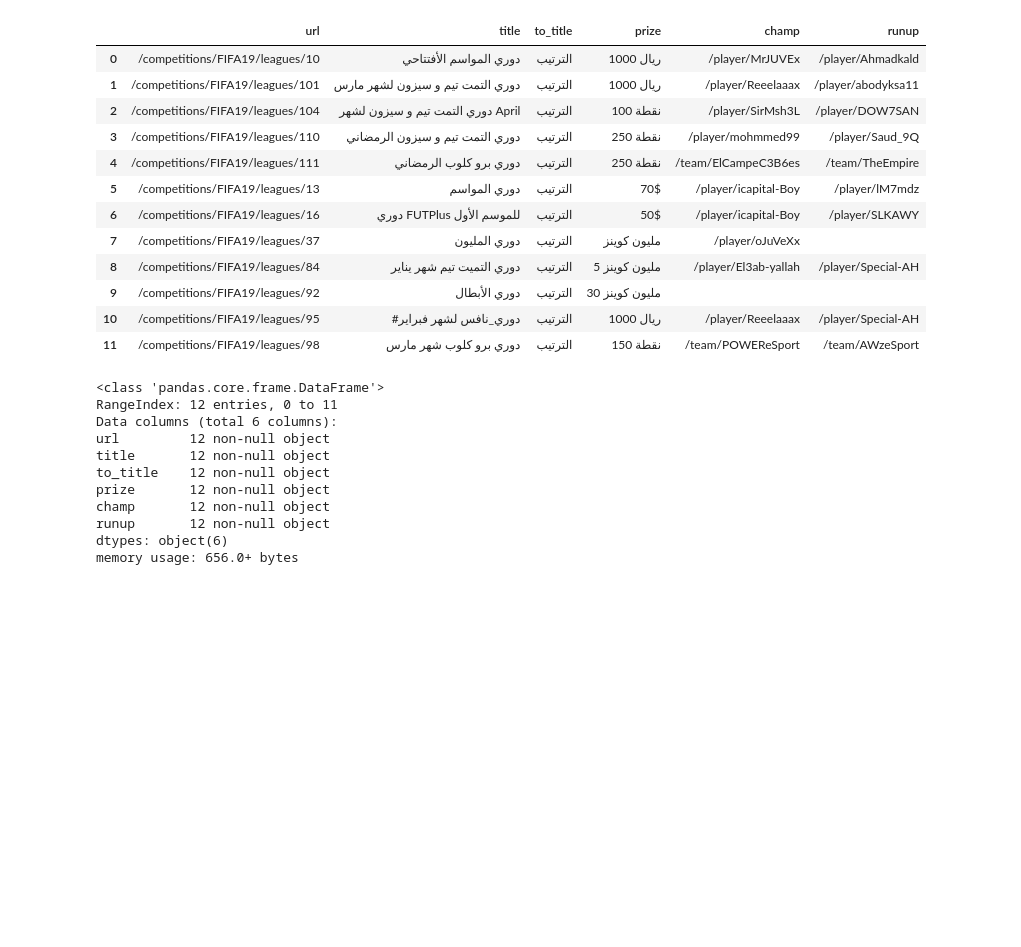
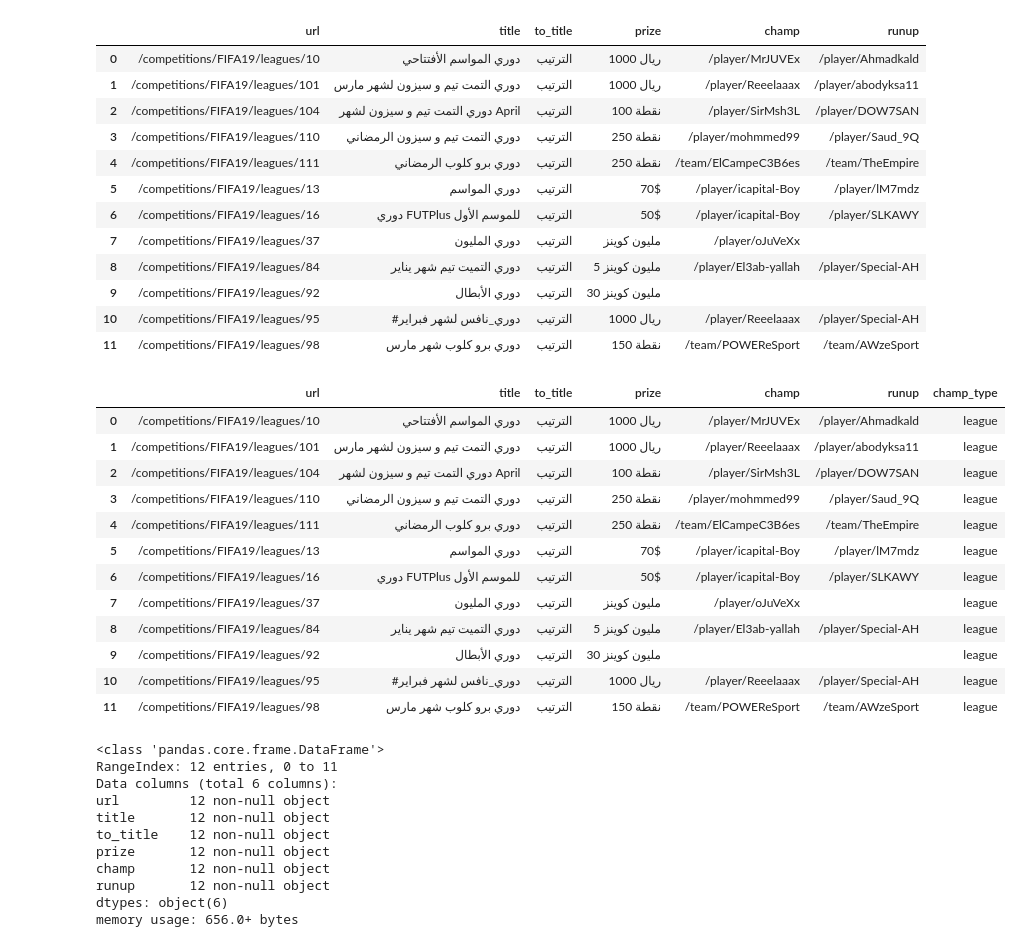
Before and after one commit to iRaied/eSports_Teams, a Jupyter notebook: esports_teams.ipynb, the cells around one changed output. Saved outputs shown, nothing was run; the diff lists cells and outputs as text; code cells hidden in the pictures; blank space fills up the shorter version.

```diff
--- a/esports_teams.ipynb
+++ b/esports_teams.ipynb
@@ -1108,3 +1071,19 @@ df_fifa_l
+# %%
+df_fifa_l
+# %% [output]
+|  | url | title | to_title | prize | champ | runup | champ_type |
+| 0 | /competitions/FIFA19/leagues/10 | دوري المواسم الأفتتاحي | الترتيب | 1000 ريال | /player/MrJUVEx | /player/Ahmadkald | league |
+| 1 | /competitions/FIFA19/leagues/101 | دوري التمت تيم و سيزون لشهر مارس | الترتيب | 1000 ريال | /player/Reeelaaax | /player/abodyksa11 | league |
+| 2 | /competitions/FIFA19/leagues/104 | دوري التمت تيم و سيزون لشهر April | الترتيب | 100 نقطة | /player/SirMsh3L | /player/DOW7SAN | league |
+| 3 | /competitions/FIFA19/leagues/110 | دوري التمت تيم و سيزون الرمضاني | الترتيب | 250 نقطة | /player/mohmmed99 | /player/Saud_9Q | league |
+| 4 | /competitions/FIFA19/leagues/111 | دوري برو كلوب الرمضاني | الترتيب | 250 نقطة | /team/ElCampeC3B6es | /team/TheEmpire | league |
+| 5 | /competitions/FIFA19/leagues/13 | دوري المواسم | الترتيب | 70$ | /player/icapital-Boy | /player/lM7mdz | league |
+| 6 | /competitions/FIFA19/leagues/16 | دوري FUTPlus للموسم الأول | الترتيب | 50$ | /player/icapital-Boy | /player/SLKAWY | league |
+| 7 | /competitions/FIFA19/leagues/37 | دوري المليون | الترتيب | مليون كوينز | /player/oJuVeXx |  | league |
+| 8 | /competitions/FIFA19/leagues/84 | دوري التميت تيم شهر يناير | الترتيب | 5 مليون كوينز | /player/El3ab-yallah | /player/Special-AH | league |
+| 9 | /competitions/FIFA19/leagues/92 | دوري الأبطال | الترتيب | 30 مليون كوينز |  |  | league |
+| 10 | /competitions/FIFA19/leagues/95 | #دوري_نافس لشهر فبراير | الترتيب | 1000 ريال | /player/Reeelaaax | /player/Special-AH | league |
+| 11 | /competitions/FIFA19/leagues/98 | دوري برو كلوب شهر مارس | الترتيب | 150 نقطة | /team/POWEReSport | /team/AWzeSport | league |
 # %%
 df_fifa_l.info()
 # %% [output]
```
Also changed, not shown: parts of 24 cells of this notebook.
